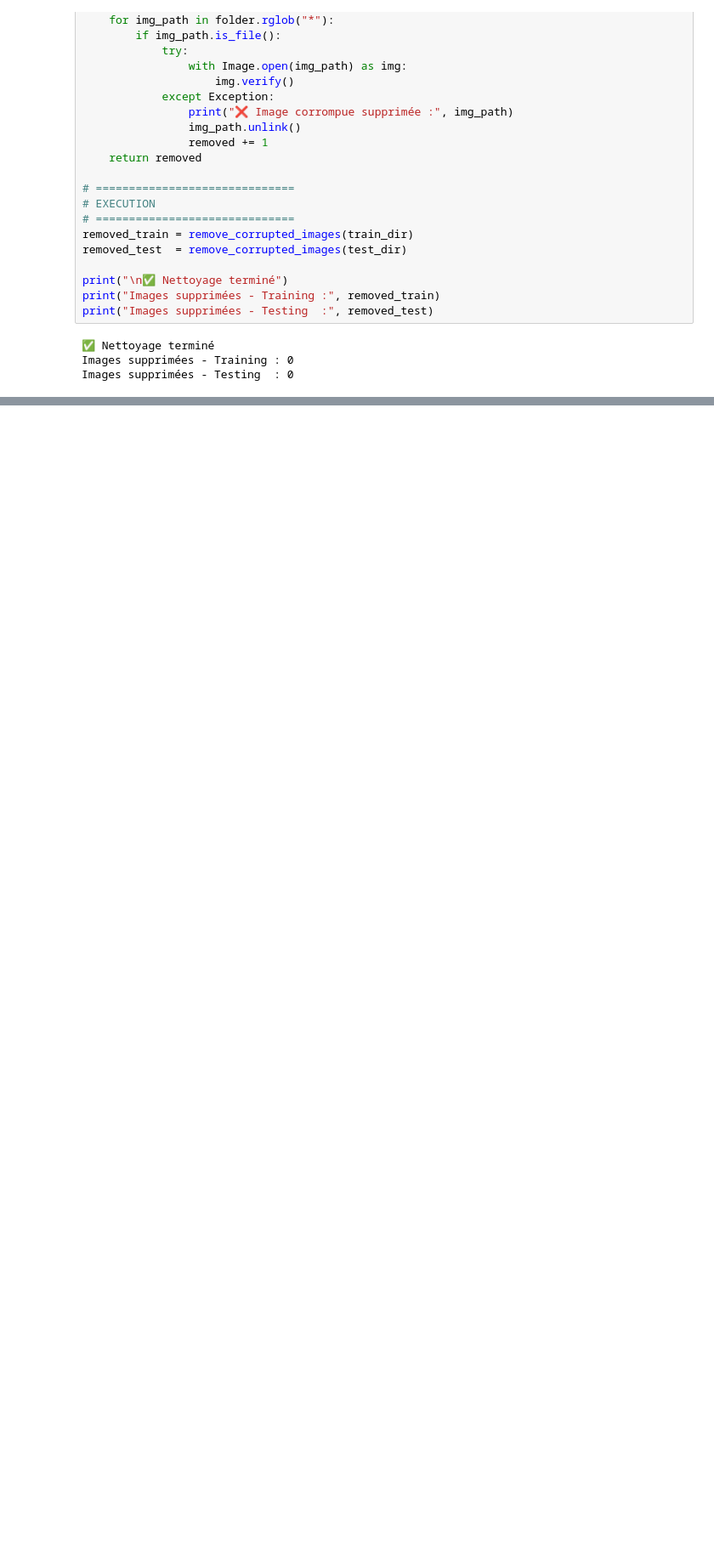
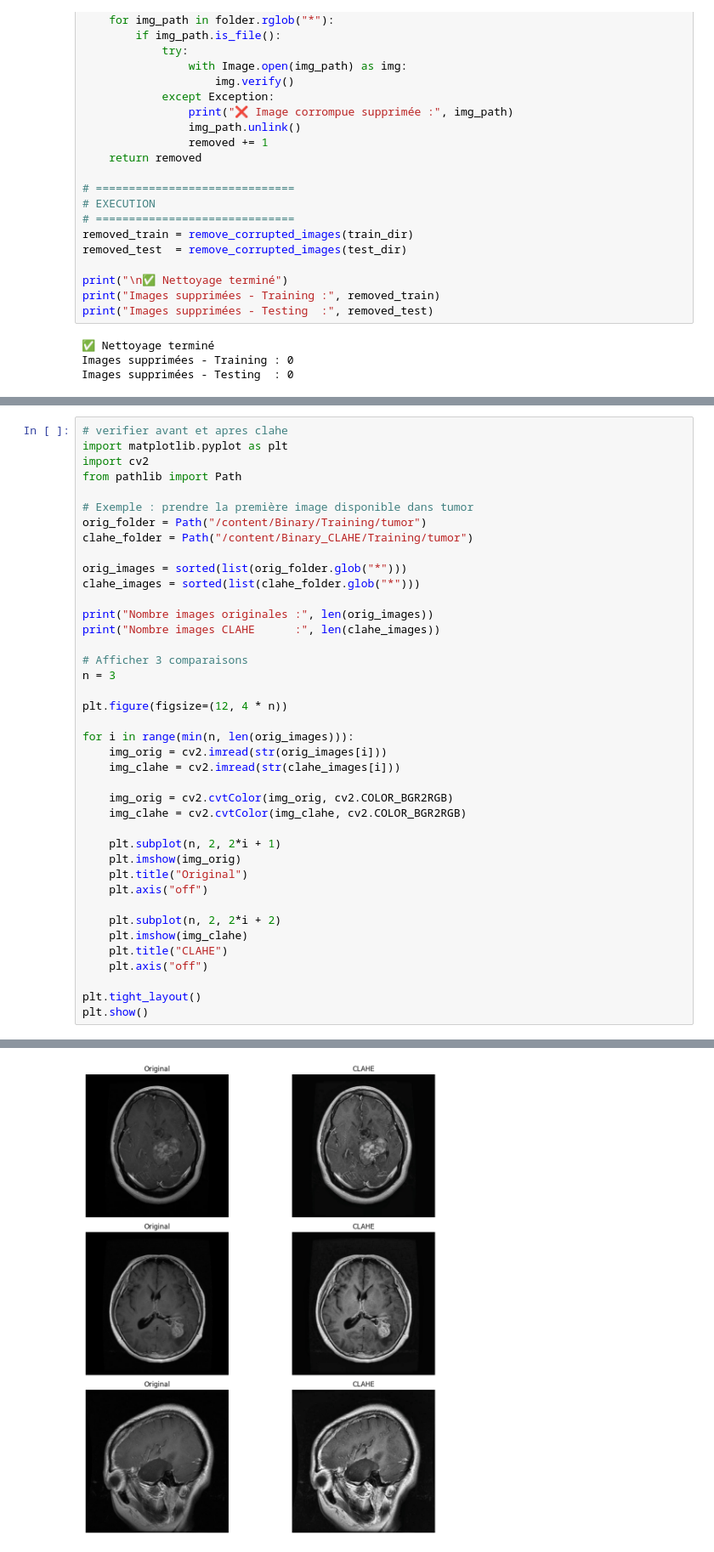
Before and after one commit to carolembomegni/Projet_SD_Detection_Tumeurs, a Jupyter notebook: Modele_DenseNet121.ipynb, the cells around one changed output, grey strips where cells are left out. Shown at 85% size. Cells and saved outputs as stored; diff of their text form; blank space fills up the shorter version.

```diff
--- a/Modele_DenseNet121.ipynb
+++ b/Modele_DenseNet121.ipynb
@@ -191,0 +263,41 @@ Images supprimées - Testing  : 0
+# %%
+# verifier avant et apres clahe
+import matplotlib.pyplot as plt
+import cv2
+from pathlib import Path
+
+# Exemple : prendre la première image disponible dans tumor
+orig_folder = Path("/content/Binary/Training/tumor")
+clahe_folder = Path("/content/Binary_CLAHE/Training/tumor")
+
+orig_images = sorted(list(orig_folder.glob("*")))
+clahe_images = sorted(list(clahe_folder.glob("*")))
+
+print("Nombre images originales :", len(orig_images))
+print("Nombre images CLAHE      :", len(clahe_images))
+
+# Afficher 3 comparaisons
+n = 3
+
+plt.figure(figsize=(12, 4 * n))
+
+for i in range(min(n, len(orig_images))):
+    img_orig = cv2.imread(str(orig_images[i]))
+    img_clahe = cv2.imread(str(clahe_images[i]))
+
+    img_orig = cv2.cvtColor(img_orig, cv2.COLOR_BGR2RGB)
+    img_clahe = cv2.cvtColor(img_clahe, cv2.COLOR_BGR2RGB)
+
+    plt.subplot(n, 2, 2*i + 1)
+    plt.imshow(img_orig)
+    plt.title("Original")
+    plt.axis("off")
+
+    plt.subplot(n, 2, 2*i + 2)
+    plt.imshow(img_clahe)
+    plt.title("CLAHE")
+    plt.axis("off")
+
+plt.tight_layout()
+plt.show()
+# %% [output]
@@ -191,0 +306 @@ Images supprimées - Testing  : 0
+[figure, added]
```
Also changed, not shown: parts of 24 cells of this notebook.
